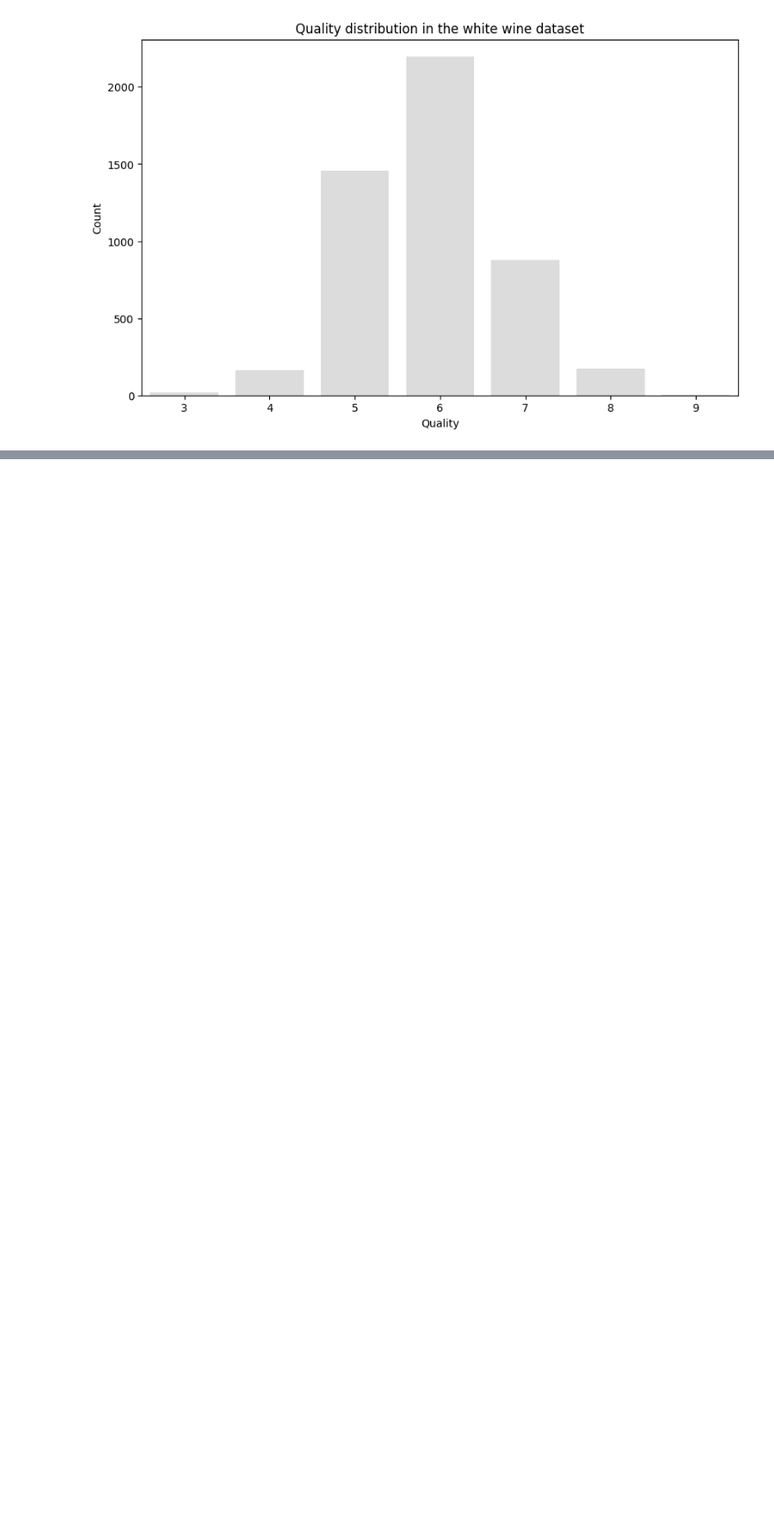
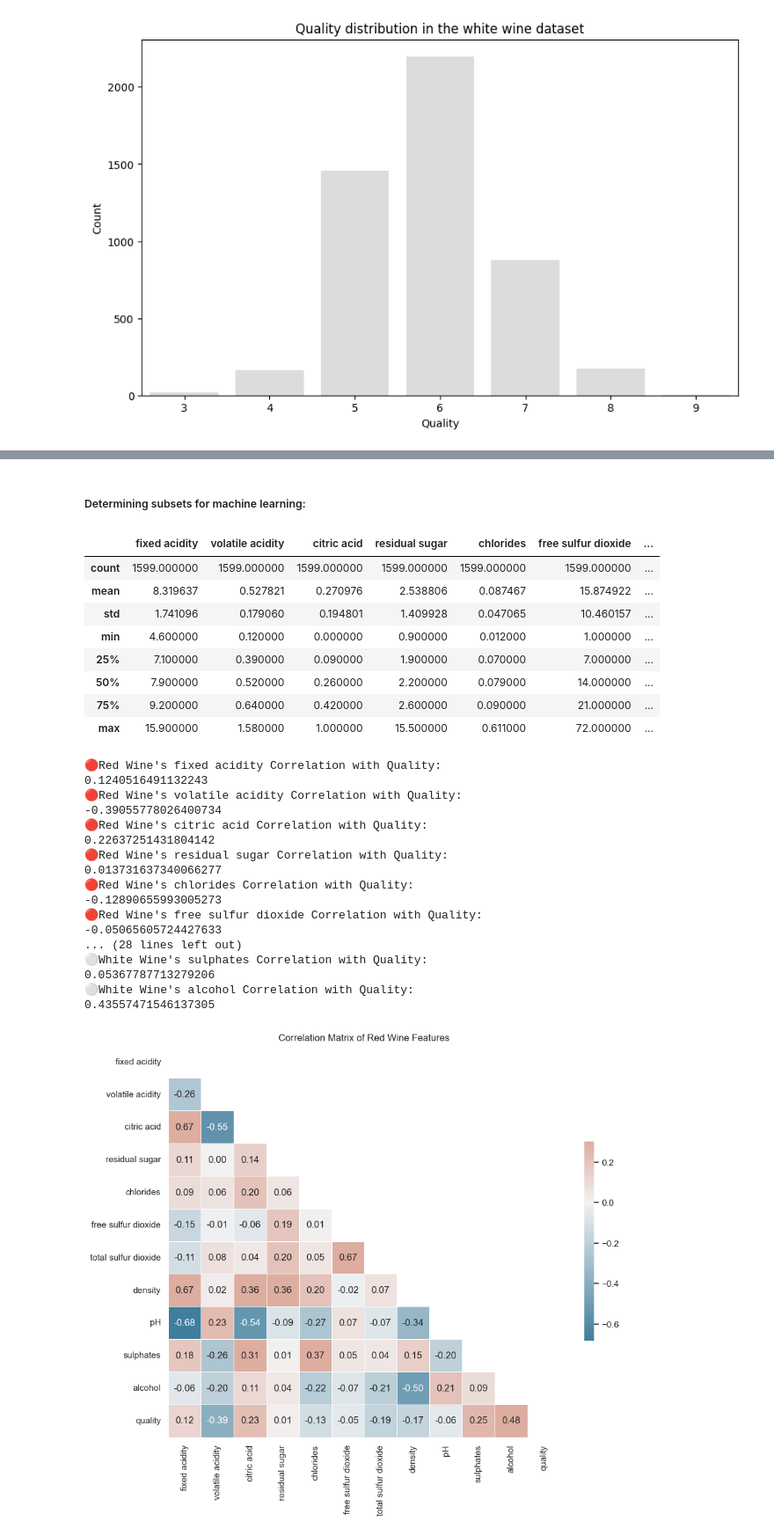
Before and after one commit to darioLabrador/vinho-verde, a Jupyter notebook: vinhoverde.ipynb, the cells around one changed output, grey strips where cells are left out. Shown at 88% size. Drawn from its saved outputs; the diff is of its cells as text; code cells hidden in the pictures; blank space fills up the shorter version.

```diff
--- a/vinhoverde.ipynb
+++ b/vinhoverde.ipynb
@@ -109,0 +296,80 @@ plt.close()
+# %% [markdown]
+##### Determining subsets for machine learning:
+# %%
+display(red_wine.describe())
+
+# Correlation of features with quality in red wine dataset as text
+for i in red_wine.columns:
+    if i != "quality" and i != "alcohol_cat" and i != "isSweet":
+        print(f"🔴Red Wine's {i} Correlation with Quality:")
+        print(red_wine[str(i)].corr(red_wine["quality"], method='pearson'))
+
+# Correlation of features with quality in white wine dataset as text
+for i in white_wine.columns:
+    if i != "quality" and i != "alcohol_cat" and i != "isSweet":
+        print(f"⚪White Wine's {i} Correlation with Quality:")
+        print(white_wine[str(i)].corr(white_wine["quality"]))
+
+# Create subsets of float features for correlation analysis
+red_wine_subset = red_wine[["fixed acidity",	"volatile acidity", "citric acid",
+                           "residual sugar", "chlorides", "free sulfur dioxide",
+                           "total sulfur dioxide", "density", "pH", "sulphates",
+                           "alcohol", "quality"]]
+white_wine_subset = white_wine[["fixed acidity",	"volatile acidity", "citric acid",
+                           "residual sugar", "chlorides", "free sulfur dioxide",
+                           "total sulfur dioxide", "density", "pH", "sulphates",
+                           "alcohol", "quality"]]
+
+# Calculate the correlation matrix for the red wine subset
+red_wine_corr = red_wine_subset.corr()
+
+mask = np.triu(np.ones_like(red_wine_corr, dtype=bool))
+f, ax = plt.subplots(figsize=(11, 9))
+cmap = sns.diverging_palette(230, 20, as_cmap=True)
+
+# Draw the heatmap with the mask and correct aspect ratio
+sns.heatmap(red_wine_corr, mask=mask, cmap=cmap, vmax=.3, center=0,
+            square=True, linewidths=.5, cbar_kws={"shrink": .5}, annot=True, fmt=".2f")
+plt.title("Correlation Matrix of Red Wine Features")
+plt.show()
+
+
+# Calculate the correlation matrix for the white wine subset
+white_wine_corr = white_wine_subset.corr()
+
+plt.figure(figsize=(11, 9))
+mask = np.triu(np.ones_like(white_wine_corr, dtype=bool))
+
+# Draw the heatmap with the mask and correct aspect ratio
+sns.heatmap(white_wine_corr, mask=mask, cmap=cmap, vmax=.3, center=0,
+            square=True, linewidths=.5, cbar_kws={"shrink": .5}, annot=True, fmt=".2f")
+plt.title("Correlation Matrix of White Wine Features")
+plt.show()
+# %% [output]
+|  | fixed acidity | volatile acidity | citric acid | residual sugar | chlorides | free sulfur dioxide | ... |
+| count | 1599.000000 | 1599.000000 | 1599.000000 | 1599.000000 | 1599.000000 | 1599.000000 | ... |
+| mean | 8.319637 | 0.527821 | 0.270976 | 2.538806 | 0.087467 | 15.874922 | ... |
+| std | 1.741096 | 0.179060 | 0.194801 | 1.409928 | 0.047065 | 10.460157 | ... |
+| min | 4.600000 | 0.120000 | 0.000000 | 0.900000 | 0.012000 | 1.000000 | ... |
+| 25% | 7.100000 | 0.390000 | 0.090000 | 1.900000 | 0.070000 | 7.000000 | ... |
+| 50% | 7.900000 | 0.520000 | 0.260000 | 2.200000 | 0.079000 | 14.000000 | ... |
+| 75% | 9.200000 | 0.640000 | 0.420000 | 2.600000 | 0.090000 | 21.000000 | ... |
+| max | 15.900000 | 1.580000 | 1.000000 | 15.500000 | 0.611000 | 72.000000 | ... |
+🔴Red Wine's fixed acidity Correlation with Quality:
+0.1240516491132243
+🔴Red Wine's volatile acidity Correlation with Quality:
+-0.39055778026400734
+🔴Red Wine's citric acid Correlation with Quality:
+0.22637251431804142
+🔴Red Wine's residual sugar Correlation with Quality:
+0.013731637340066277
+🔴Red Wine's chlorides Correlation with Quality:
+-0.12890655993005273
+🔴Red Wine's free sulfur dioxide Correlation with Quality:
+-0.05065605724427633
+... (28 lines left out)
+⚪White Wine's sulphates Correlation with Quality:
+0.05367787713279206
+⚪White Wine's alcohol Correlation with Quality:
+0.43557471546137305
+[figure, added]
```
Also changed, not shown: parts of 31 cells of this notebook, 2 other files.
